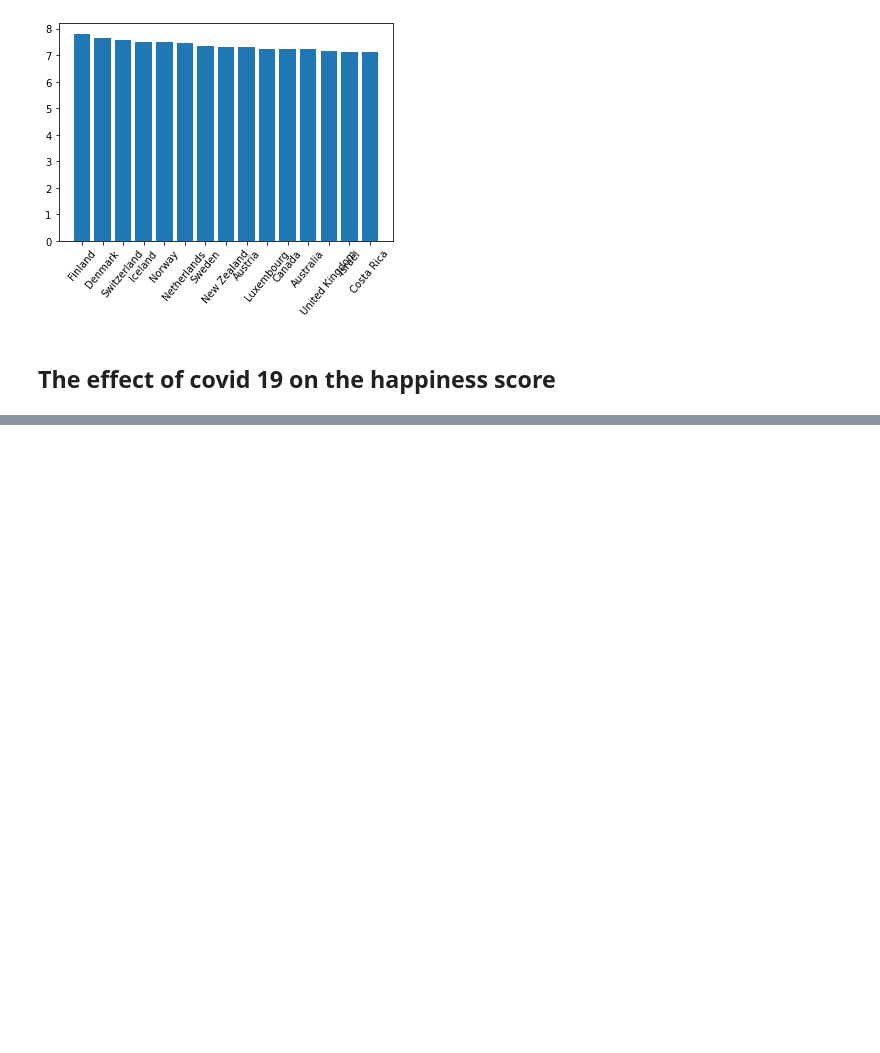
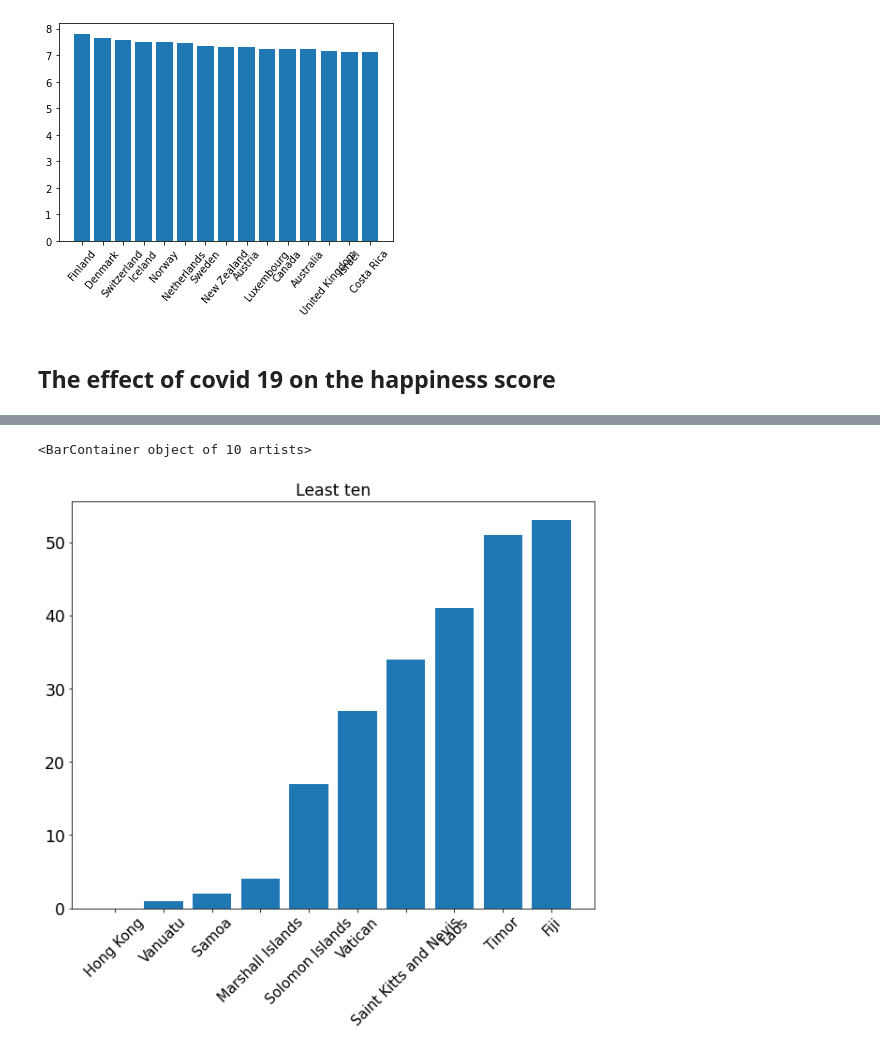
Before and after one commit to Noha-Magdy/world-happiness-report-analysis, a Jupyter notebook: Happiness_report_analysis.ipynb, the cells around one changed output, grey strips where cells are left out. Cells and saved outputs as stored; diff of their text form; code cells hidden in the pictures; blank space fills up the shorter version.

```diff
--- a/Happiness_report_analysis.ipynb
+++ b/Happiness_report_analysis.ipynb
@@ -695,0 +706,19 @@ Covid = Covid.rename(columns ={'new_cases'})
+# %%
+sorted_covid = covid_final.sort_values(by="total_cases")
+least_ten = sorted_covid.iloc[0:10,:]
+# %%
+params = {'legend.fontsize': 'xx-large',
+          'figure.figsize': (5, 2),
+         'axes.labelsize': 'xx-large',
+         'axes.titlesize':'xx-large',
+         'xtick.labelsize':'xx-large',
+         'ytick.labelsize':'xx-large',
+          }
+
+plt.title("Least ten")
+plt.xticks(rotation=45, fontsize=15)
+plt.rcParams.update(params)
+plt.bar(least_ten['country'], least_ten['total_cases'])
+# %% [output]
+<BarContainer object of 10 artists>
+[figure, added]
```
Also changed, not shown: parts of 11 cells of this notebook.
